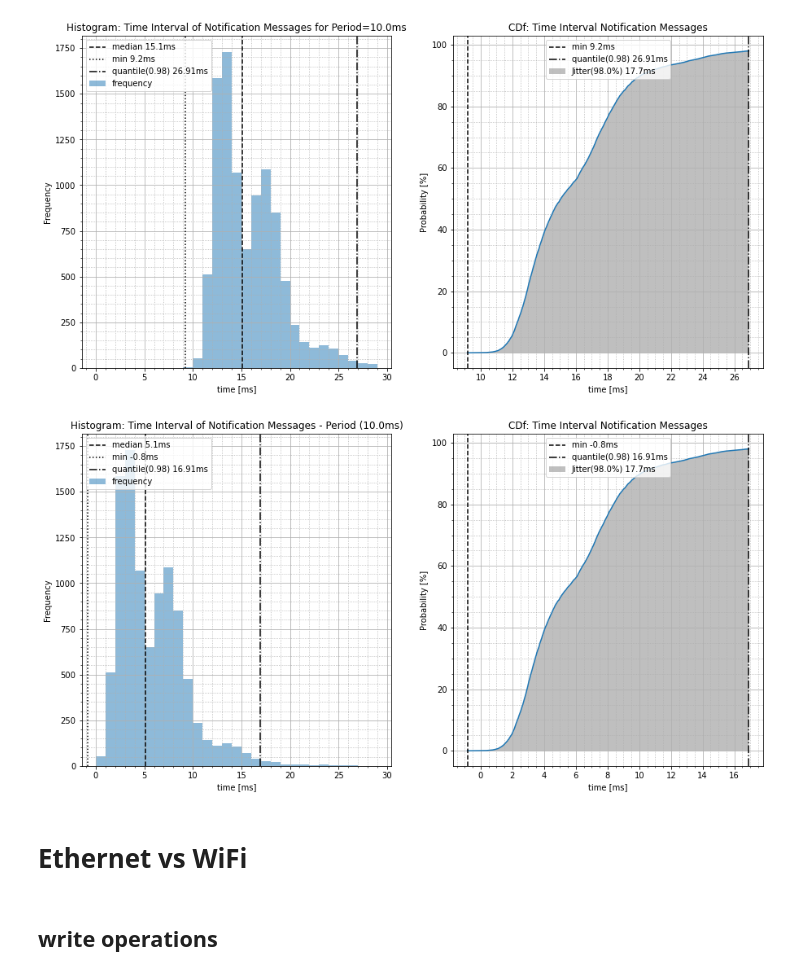
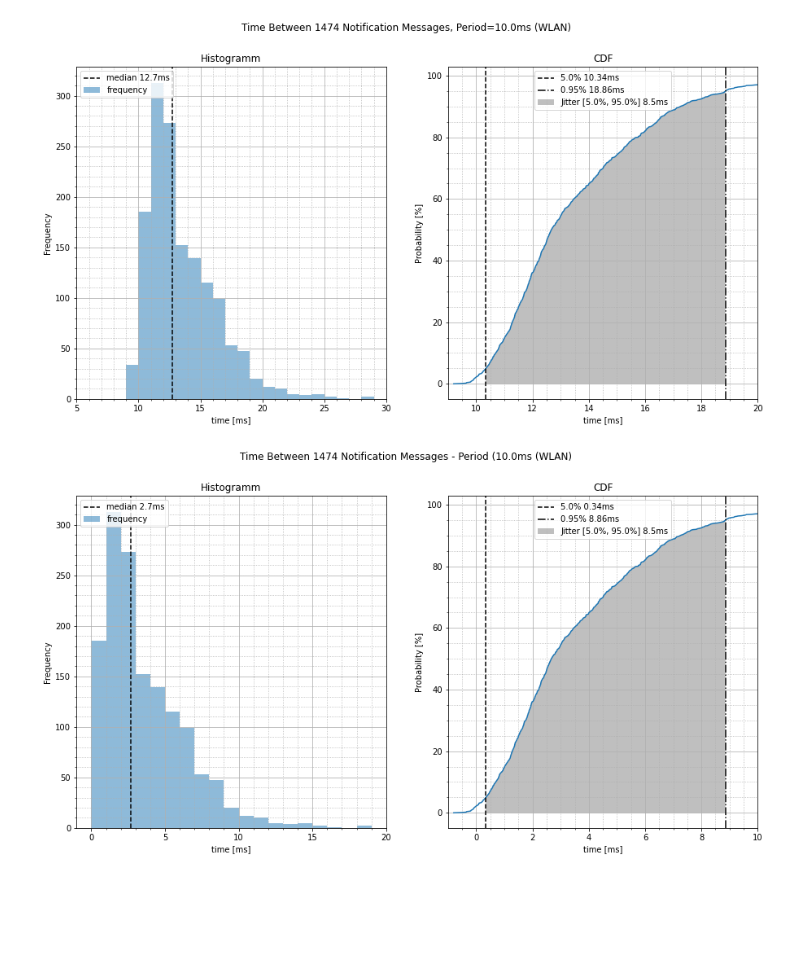
Before and after one commit to NelsonIg/OPC-UA, a Jupyter notebook: src/python/timing/analyse_measurements.ipynb, the cells around one changed output. Drawn from its saved outputs; the diff is of its cells as text; code cells hidden in the pictures; blank space fills up the shorter version.

```diff
--- a/src/python/timing/analyse_measurements.ipynb
+++ b/src/python/timing/analyse_measurements.ipynb
@@ -104,17 +202,23 @@ hist_cdf_plot(write_val_ms, hist_title, cdf_title, bins, end=0.98)
 # %%
+df_sub = pd.read_csv('wlan_subscription_duration_20_period_10_changeInt_10_queuesize_1.csv')
+
 notification_ms = df_sub['datachange_notifications']*10**(-6)# [ms]
 period = df_sub['period'][0]
-bins = np.arange(0, 30, 1)
-hist_title = f'Histogram: Time Interval of Notification Messages for Period={period}ms'
-cdf_title = 'CDf: Time Interval Notification Messages'
-hist_cdf_plot(notification_ms, hist_title, cdf_title, bins, end=0.98)
+bins = np.arange(0, 60, 1)
+suptitle = f'Time Between {len(notification_ms)} Notification Messages, Period={period}ms (WLAN)'
+fig, ax = hist_cdf_plot(notification_ms, suptitle, bins, end=0.98, jitter_start=0.05, jitter_end=0.95)
+ax[0].axis(xmin=5, xmax=30)
+ax[1].axis(xmin=9, xmax=20)
+ax[0].yaxis.set_major_locator(MultipleLocator(50))
+
 
 notification_ms = df_sub['datachange_notifications']*10**(-6)-df_sub['period']
-hist_title = f'Histogram: Time Interval of Notification Messages - Period ({period}ms)'
-cdf_title = 'CDf: Time Interval Notification Messages'
-hist_cdf_plot(notification_ms, hist_title, cdf_title, bins, end=0.98)
+suptitle = f'Time Between {len(notification_ms)} Notification Messages - Period ({period}ms (WLAN)'
+fig, ax = hist_cdf_plot(notification_ms, suptitle, bins, end=0.98, jitter_start=0.05, jitter_end=0.95)
+
+ax[0].axis(xmin=-1, xmax=20)
+ax[1].axis(xmin=-1, xmax=10)
+ax[0].yaxis.set_major_locator(MultipleLocator(50))
 # %% [output]
-[figure, old version]
+[figure, new version]
-[figure, old version]
+[figure, new version]
-# %% [markdown]
-# Ethernet vs WiFi
@@ -130,2 +224,0 @@ sub_list = [file for file in [*ether_S_ether_C, *ether_S_wifi_C, *wifi_S_ether_C
-# %% [markdown]
-## write operations
```
Also changed, not shown: parts of 19 cells of this notebook, 1 other file.
